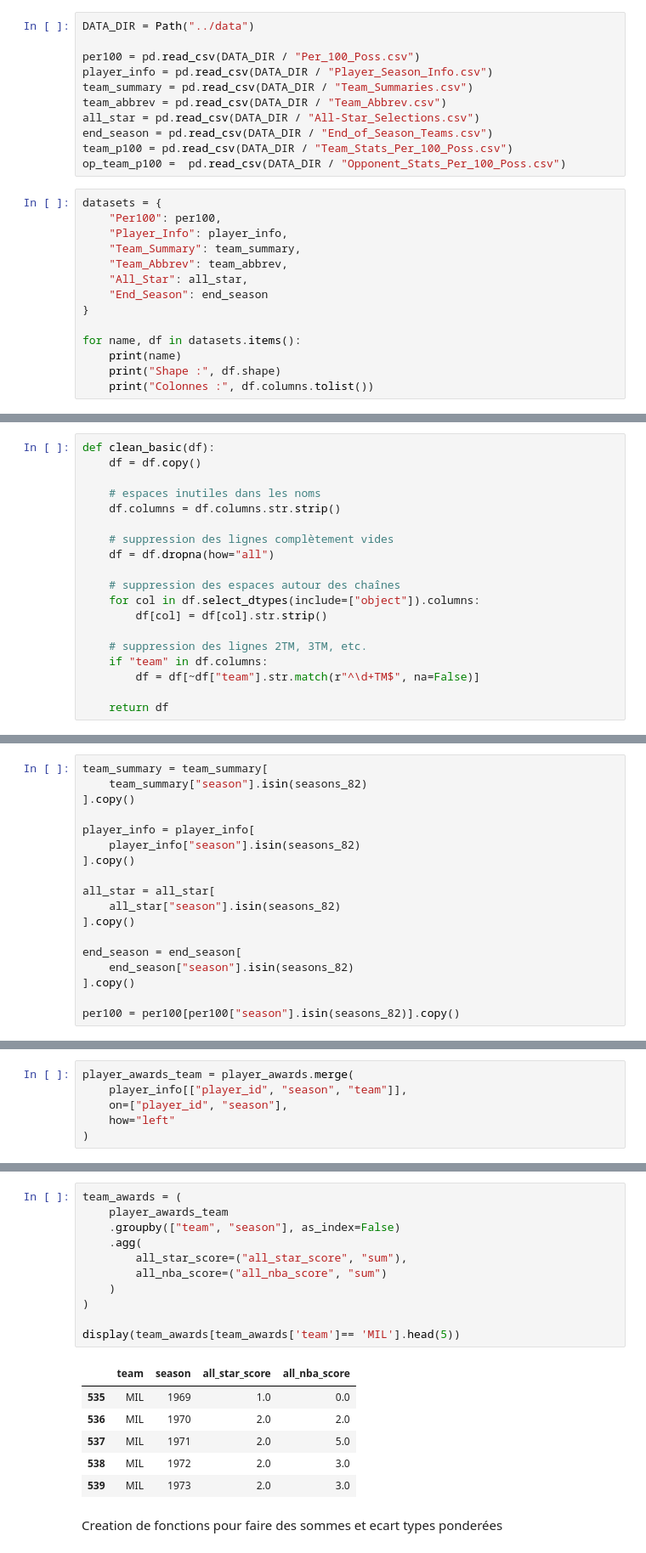
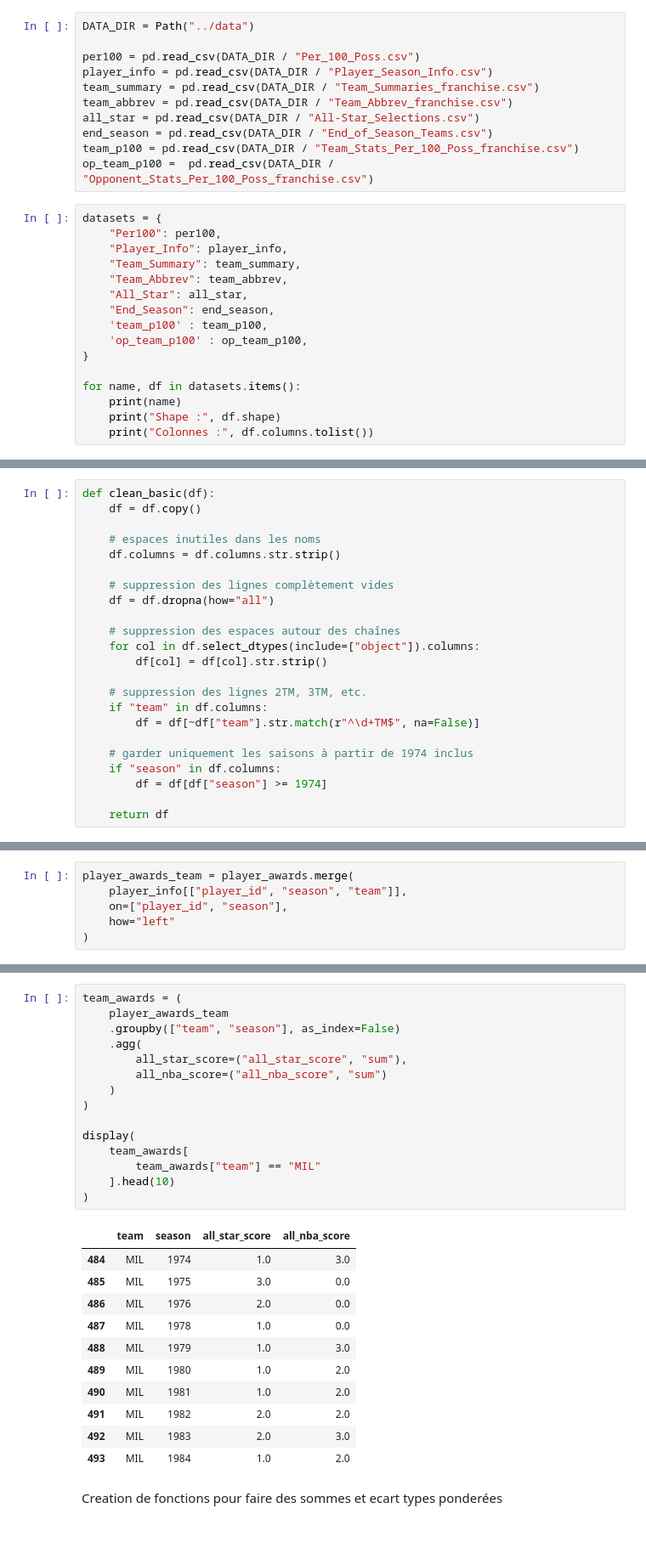
Before and after one commit to Marsrig/projet_nba_predictions, a Jupyter notebook: models/Traitement_données.ipynb, the cells around one changed output, grey strips where cells are left out. Shown at 85% size. Cells and saved outputs as stored; diff of their text form.

```diff
--- a/models/Traitement_données.ipynb
+++ b/models/Traitement_données.ipynb
@@ -14,12 +14,12 @@ DATA_DIR = Path("../data")
 
 per100 = pd.read_csv(DATA_DIR / "Per_100_Poss.csv")
 player_info = pd.read_csv(DATA_DIR / "Player_Season_Info.csv")
-team_summary = pd.read_csv(DATA_DIR / "Team_Summaries.csv")
-team_abbrev = pd.read_csv(DATA_DIR / "Team_Abbrev.csv")
+team_summary = pd.read_csv(DATA_DIR / "Team_Summaries_franchise.csv")
+team_abbrev = pd.read_csv(DATA_DIR / "Team_Abbrev_franchise.csv")
 all_star = pd.read_csv(DATA_DIR / "All-Star_Selections.csv")
 end_season = pd.read_csv(DATA_DIR / "End_of_Season_Teams.csv")
-team_p100 = pd.read_csv(DATA_DIR / "Team_Stats_Per_100_Poss.csv")
-op_team_p100 =  pd.read_csv(DATA_DIR / "Opponent_Stats_Per_100_Poss.csv")
+team_p100 = pd.read_csv(DATA_DIR / "Team_Stats_Per_100_Poss_franchise.csv")
+op_team_p100 =  pd.read_csv(DATA_DIR / "Opponent_Stats_Per_100_Poss_franchise.csv")
 # %%
 datasets = {
     "Per100": per100,
@@ -27,7 +27,9 @@ datasets = {
     "Team_Summary": team_summary,
     "Team_Abbrev": team_abbrev,
     "All_Star": all_star,
-    "End_Season": end_season
+    "End_Season": end_season,
+    'team_p100' : team_p100,
+    'op_team_p100' : op_team_p100,
 }
 
 for name, df in datasets.items():
@@ -96,6 +97,10 @@ def clean_basic(df):
     if "team" in df.columns:
         df = df[~df["team"].str.match(r"^\d+TM$", na=False)]
 
+    # garder uniquement les saisons à partir de 1974 inclus
+    if "season" in df.columns:
+        df = df[df["season"] >= 1974]
+
     return df
 # %%
 per100 = clean_basic(per100)
@@ -138,21 +140,3 @@ Nombre de saisons à 82 matchs : 55
-# %%
-team_summary = team_summary[
-    team_summary["season"].isin(seasons_82)
-].copy()
-
-player_info = player_info[
-    player_info["season"].isin(seasons_82)
-].copy()
-
-all_star = all_star[
-    all_star["season"].isin(seasons_82)
-].copy()
-
-end_season = end_season[
-    end_season["season"].isin(seasons_82)
-].copy()
-
-per100 = per100[per100["season"].isin(seasons_82)].copy()
 # %%
 datasets = {
     "team_p100": team_p100,
@@ -285,21 +269,30 @@ display(player_awards_team.head(5))
 # %%
 team_awards = (
     player_awards_team
     .groupby(["team", "season"], as_index=False)
     .agg(
         all_star_score=("all_star_score", "sum"),
         all_nba_score=("all_nba_score", "sum")
     )
 )
 
-display(team_awards[team_awards['team']== 'MIL'].head(5))
+display(
+    team_awards[
+        team_awards["team"] == "MIL"
+    ].head(10)
+)
 # %% [output]
 |  | team | season | all_star_score | all_nba_score |
-| 535 | MIL | 1969 | 1.0 | 0.0 |
-| 536 | MIL | 1970 | 2.0 | 2.0 |
-| 537 | MIL | 1971 | 2.0 | 5.0 |
-| 538 | MIL | 1972 | 2.0 | 3.0 |
-| 539 | MIL | 1973 | 2.0 | 3.0 |
+| 484 | MIL | 1974 | 1.0 | 3.0 |
+| 485 | MIL | 1975 | 3.0 | 0.0 |
+| 486 | MIL | 1976 | 2.0 | 0.0 |
+| 487 | MIL | 1978 | 1.0 | 0.0 |
+| 488 | MIL | 1979 | 1.0 | 3.0 |
+| 489 | MIL | 1980 | 1.0 | 2.0 |
+| 490 | MIL | 1981 | 1.0 | 2.0 |
+| 491 | MIL | 1982 | 2.0 | 2.0 |
+| 492 | MIL | 1983 | 2.0 | 3.0 |
+| 493 | MIL | 1984 | 1.0 | 2.0 |
 # %% [markdown]
 Creation de fonctions pour faire des sommes et ecart types ponderées
 # %%
```
Also changed, not shown: parts of 21 cells of this notebook, 5 other files.
